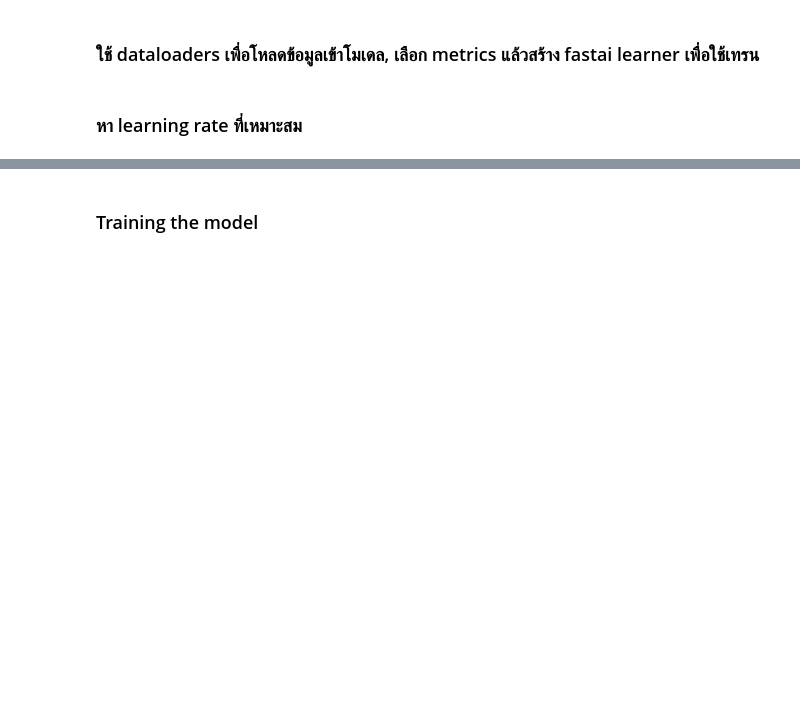
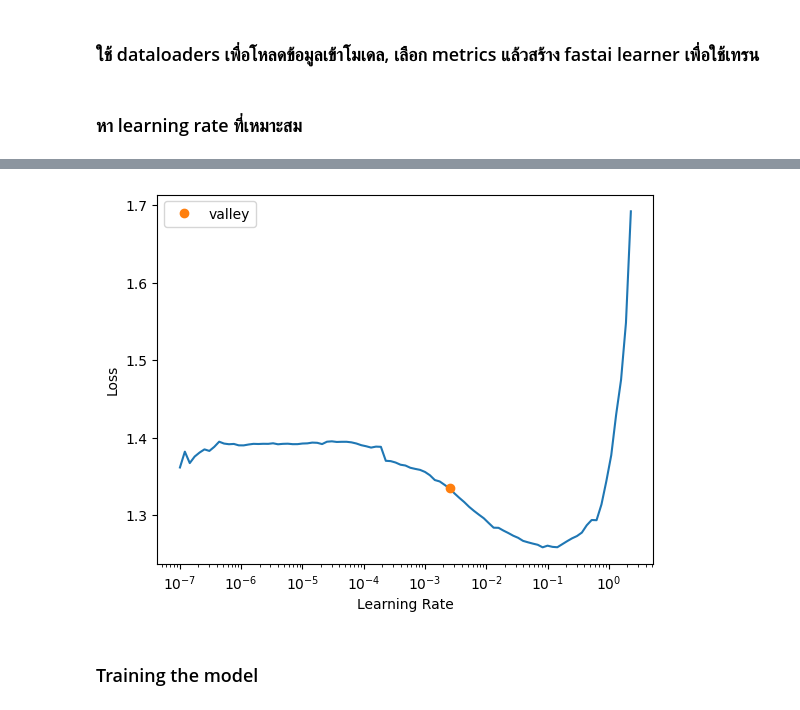
Before and after one commit to HRNPH/aibs_mask_detection_icevision_yolov5, a Jupyter notebook: MASK_Detection_with_icevision_yolov5.ipynb, the cells around one changed output, grey strips where cells are left out. Cells and saved outputs as stored; diff of their text form; code cells hidden in the pictures; blank space fills up the shorter version.

```diff
--- a/MASK_Detection_with_icevision_yolov5.ipynb
+++ b/MASK_Detection_with_icevision_yolov5.ipynb
@@ -165,0 +196,14 @@ SuggestedLRs(valley=0.0010000000474974513)
+# %%
+# # ถ้าด้านล่าง ใช้ไม่ได้ จะทำการ Reset Notebook ให้กดรันแต่แรกใหม่อีกครั้งนึง
+# # ทำไปเพื่อ Reset kernel(ระบบ) ของตัวเครื่องเพื่อให้โหลดใหม่ เพราะบางครั้ง มันจะหา IceVision ไม่เจอ
+
+import IPython
+try:
+  learn.lr_find()
+
+except AttributeError:
+  print('Module ไม่ครบ')
+  print('Reset Kernel... & Fixing...')
+  print('กด Run All หรือไล่รัน notebook ใหม่อีกครั้ง')
+  IPython.Application.instance().kernel.do_shutdown(True)
+# %% [output]
@@ -166,2 +211,3 @@ SuggestedLRs(valley=0.0010000000474974513)
+[figure, added]
 # %% [markdown]
 ### Training the model
```
Also changed, not shown: parts of 12 cells of this notebook.
